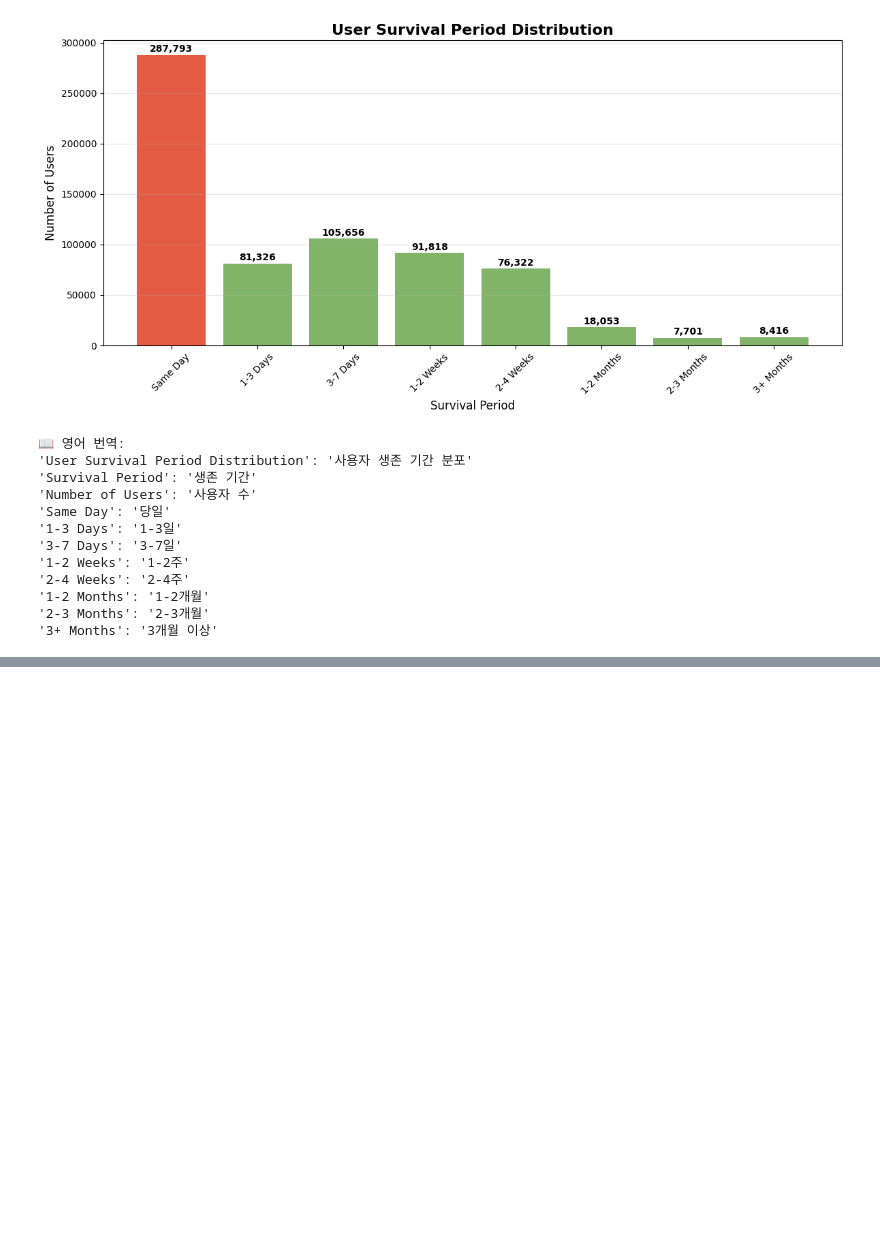
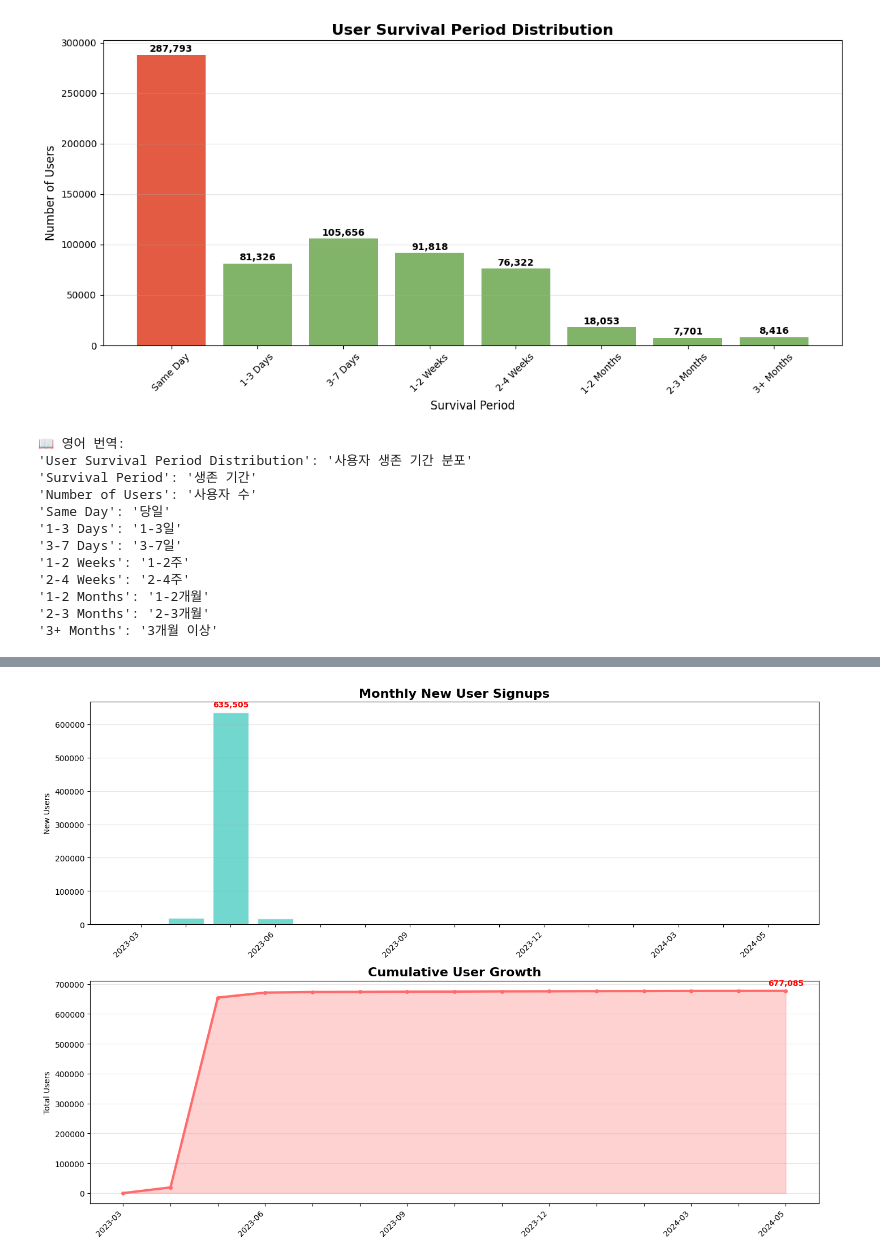
Before and after one commit to goodnews724/sprint_final_project, a Jupyter notebook: notebooks/hojae.ipynb, the cells around one changed output, grey strips where cells are left out. Drawn from its saved outputs; the diff is of its cells as text; code cells hidden in the pictures; blank space fills up the shorter version.

```diff
--- a/notebooks/hojae.ipynb
+++ b/notebooks/hojae.ipynb
@@ -6520,0 +7005,99 @@ print("'3+ Months': '3개월 이상'")
+# %%
+import pandas as pd
+import matplotlib.pyplot as plt
+import os
+from datetime import datetime
+
+# 데이터 로드
+data_dir = "/home/jovyan/work/data"
+
+# 유저 데이터에서 가입일(created_at) 로드
+user_df = pd.read_csv(os.path.join(data_dir, 'accounts_user_processed.csv'),
+                     usecols=['id', 'created_at'])
+
+# created_at을 datetime으로 변환
+user_df['created_at'] = pd.to_datetime(user_df['created_at'], errors='coerce')
+
+# null 값 제거
+user_df = user_df.dropna(subset=['created_at'])
+
+# 월별로 그룹화
+user_df['year_month'] = user_df['created_at'].dt.to_period('M')
+monthly_signups = user_df.groupby('year_month').size().reset_index(name='signups')
+
+# 누적 가입자 수 계산
+monthly_signups['cumulative'] = monthly_signups['signups'].cumsum()
+
+# 시각화
+fig, (ax1, ax2) = plt.subplots(2, 1, figsize=(14, 10))
+
+# 1. 월별 신규 가입자
+ax1.bar(range(len(monthly_signups)), monthly_signups['signups'],
+        color='#4ecdc4', alpha=0.8, edgecolor='white')
+
+# x축 라벨 (3개월마다 표시)
+x_labels = []
+for i, period in enumerate(monthly_signups['year_month']):
+    if i % 3 == 0 or i == len(monthly_signups) - 1:  # 3개월마다 + 마지막
+        x_labels.append(str(period))
+    else:
+        x_labels.append('')
+
+ax1.set_xticks(range(len(monthly_signups)))
+ax1.set_xticklabels(x_labels, rotation=45, ha='right')
+ax1.set_title('Monthly New User Signups', fontsize=16, fontweight='bold')
+ax1.set_ylabel('New Users')
+ax1.grid(axis='y', alpha=0.3)
+
+# 최대값에 표시
+max_idx = monthly_signups['signups'].idxmax()
+max_value = monthly_signups['signups'].max()
+ax1.text(max_idx, max_value + max_value*0.02, f'{max_value:,}',
+         ha='center', va='bottom', fontweight='bold', color='red')
+
+# 2. 누적 가입자 수
+ax2.plot(range(len(monthly_signups)), monthly_signups['cumulative'],
+         color='#ff6b6b', linewidth=3, marker='o', markersize=4)
+ax2.fill_between(range(len(monthly_signups)), monthly_signups['cumulative'],
+                 alpha=0.3, color='#ff6b6b')
+
+ax2.set_xticks(range(len(monthly_signups)))
+ax2.set_xticklabels(x_labels, rotation=45, ha='right')
+ax2.set_title('Cumulative User Growth', fontsize=16, fontweight='bold')
+ax2.set_ylabel('Total Users')
+ax2.grid(axis='y', alpha=0.3)
+
+# 최종 누적 수치 표시
+final_count = monthly_signups['cumulative'].iloc[-1]
+ax2.text(len(monthly_signups)-1, final_count + final_count*0.02,
+         f'{final_count:,}', ha='center', va='bottom', fontweight='bold', color='red')
+
+plt.tight_layout()
+plt.show()
+
+# 통계 정보
+print("📊 월별 가입자 분석")
+print("=" * 50)
+print(f"총 가입자 수: {final_count:,}명")
+print(f"분석 기간: {monthly_signups['year_month'].iloc[0]} ~ {monthly_signups['year_month'].iloc[-1]}")
+print(f"월평균 가입자: {monthly_signups['signups'].mean():.0f}명")
+print(f"최대 월간 가입자: {max_value:,}명 ({monthly_signups['year_month'].iloc[max_idx]})")
+print(f"최소 월간 가입자: {monthly_signups['signups'].min():,}명")
+
+# 최근 3개월 평균
+recent_3months = monthly_signups['signups'].tail(3).mean()
+print(f"최근 3개월 평균: {recent_3months:.0f}명")
+
+# 성장률 계산 (최근 3개월 vs 이전 3개월)
+if len(monthly_signups) >= 6:
+    prev_3months = monthly_signups['signups'].iloc[-6:-3].mean()
+    growth_rate = (recent_3months - prev_3months) / prev_3months * 100
+    print(f"성장률 (최근 3개월 vs 이전 3개월): {growth_rate:+.1f}%")
+
+# 월별 상위 5개월
+print(f"\n📈 가입자 수 상위 5개월:")
+top_months = monthly_signups.nlargest(5, 'signups')
+for i, row in top_months.iterrows():
+    print(f"{row['year_month']}: {row['signups']:,}명")
+# %% [output]
+[figure, added]
```
Also changed, not shown: parts of 20 cells of this notebook, 2 other files.
